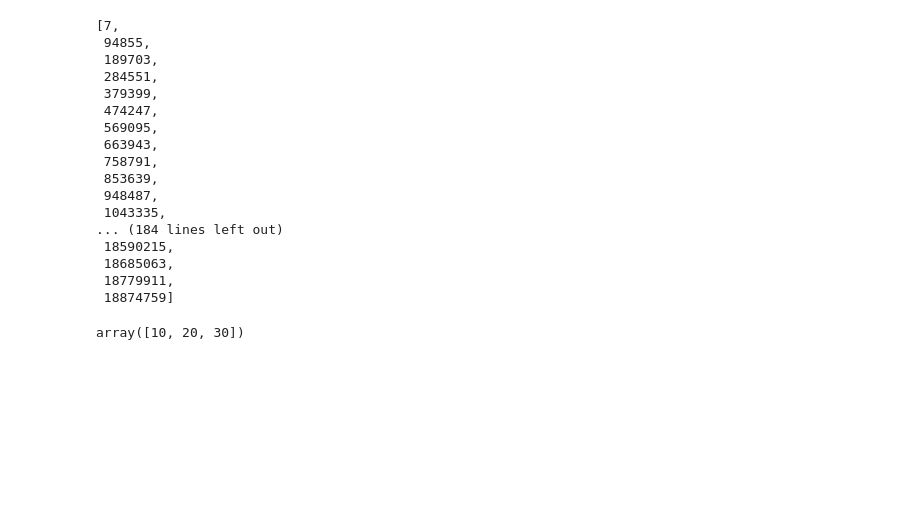
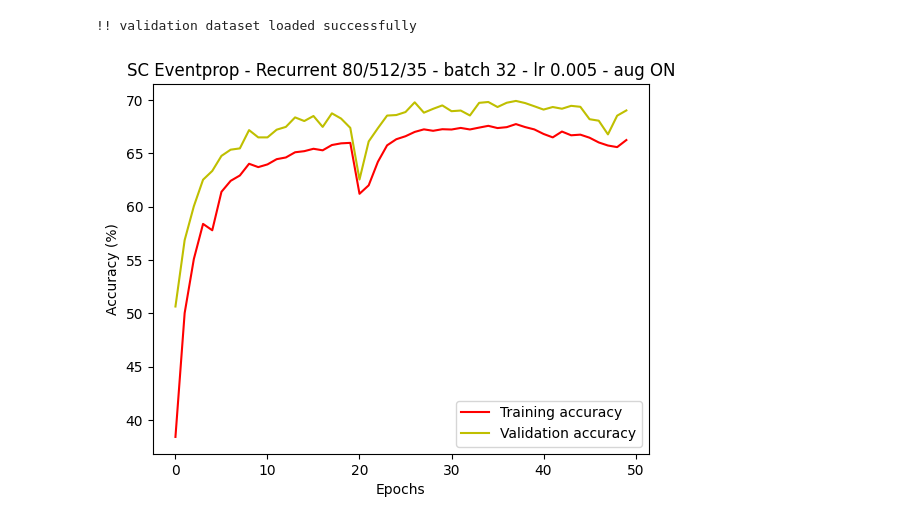
Before and after one commit to thomasshoesmith/Intel-Neuromorphic-Research-Project, a Jupyter notebook: debug_hidden_spikes.ipynb, the cells around one changed output. Drawn from its saved outputs; the diff is of its cells as text; code cells hidden in the pictures; blank space fills up the shorter version.

```diff
--- a/debug_hidden_spikes.ipynb
+++ b/debug_hidden_spikes.ipynb
@@ -64,3 +8,0 @@ else:
-# %%
-with open("SC_params.json", "r") as f:
-        params = json.load(f)
@@ -93,24 +9,51 @@ example_filter = list(range(7, # random sample from trial, in this case the tria
-# %%
-example_filter
-# %% [output]
-[7,
- 94855,
- 189703,
- 284551,
- 379399,
- 474247,
- 569095,
- 663943,
- 758791,
- 853639,
- 948487,
- 1043335,
-... (184 lines left out)
- 18590215,
- 18685063,
- 18779911,
- 18874759]
-# %%
-np.array([1, 2, 3]) * 10
-# %% [output]
-array([10, 20, 30])
+# %%
+# load dataset, params, and results
+
+# load model run to evaluate
+dir = "~/PhD/Intel-Neuromorphic-Research-Project/output/SC_shuffle_off_single_shuffle_on/"
+if os.path.isfile(os.path.expanduser(dir + "hidden_spike_counts_unfiltered.npy")):
+        hidden_spike_counts = np.load(os.path.expanduser(dir + "hidden_spike_counts_unfiltered.npy"))
+
+output = pd.read_csv(os.path.expanduser(dir + "train_output.csv"))
+
+with open(os.path.expanduser(dir + "params.json"), "r") as f:
+        params = json.load(f)
+
+# load dataset
+x_train = np.load(os.path.expanduser(params.get("dataset_directory")) + "training_x_data.npy")
+y_train = np.load(os.path.expanduser(params.get("dataset_directory")) + "training_y_data.npy")
+
+# adding validation data if exists
+validation_images = np.array([])
+validation_labels = np.array([])
+if os.path.isfile(os.path.expanduser(params.get("dataset_directory")) + "validation_y_data.npy"):
+        print("!! validation dataset loaded successfully")
+        x_validation = np.load(os.path.expanduser(params.get("dataset_directory")) + "validation_x_data.npy")
+        y_validation = np.load(os.path.expanduser(params.get("dataset_directory")) + "validation_y_data.npy")
+
+        validation_images = np.swapaxes(x_validation, 1, 2)
+        validation_images = validation_images + abs(np.floor(validation_images.min()))
+
+        validation_labels = y_validation
+# %% [output]
+!! validation dataset loaded successfully
+# %%
+plt.plot((np.array(list(output.loc[:, "accuracy"])[0::2])) * 100, color = 'r', label = "Training accuracy")
+plt.plot((np.array(list(output.loc[:, "accuracy"])[1::2])) * 100, color = 'y', label = "Validation accuracy")
+
+plt.ylabel("Accuracy (%)")
+plt.xlabel("Epochs")
+
+plt.title("{} Eventprop - {} {}/{}/{} - batch {} - lr {} - aug {}".format(params.get("model_description"),
+            "Recurrent" if params.get("recurrent") else "Feed Forward",
+            params.get("NUM_INPUT"),
+            params.get("NUM_HIDDEN"),
+            params.get("NUM_OUTPUT"),
+            params.get("BATCH_SIZE"),
+            params.get("lr"),
+            "ON" if params.get("recurrent") else "OFF"))
+
+plt.legend()
+plt.show()
+# %% [output]
+[figure, added]
```
Also changed, not shown: parts of 14 cells of this notebook, 1 other file.
